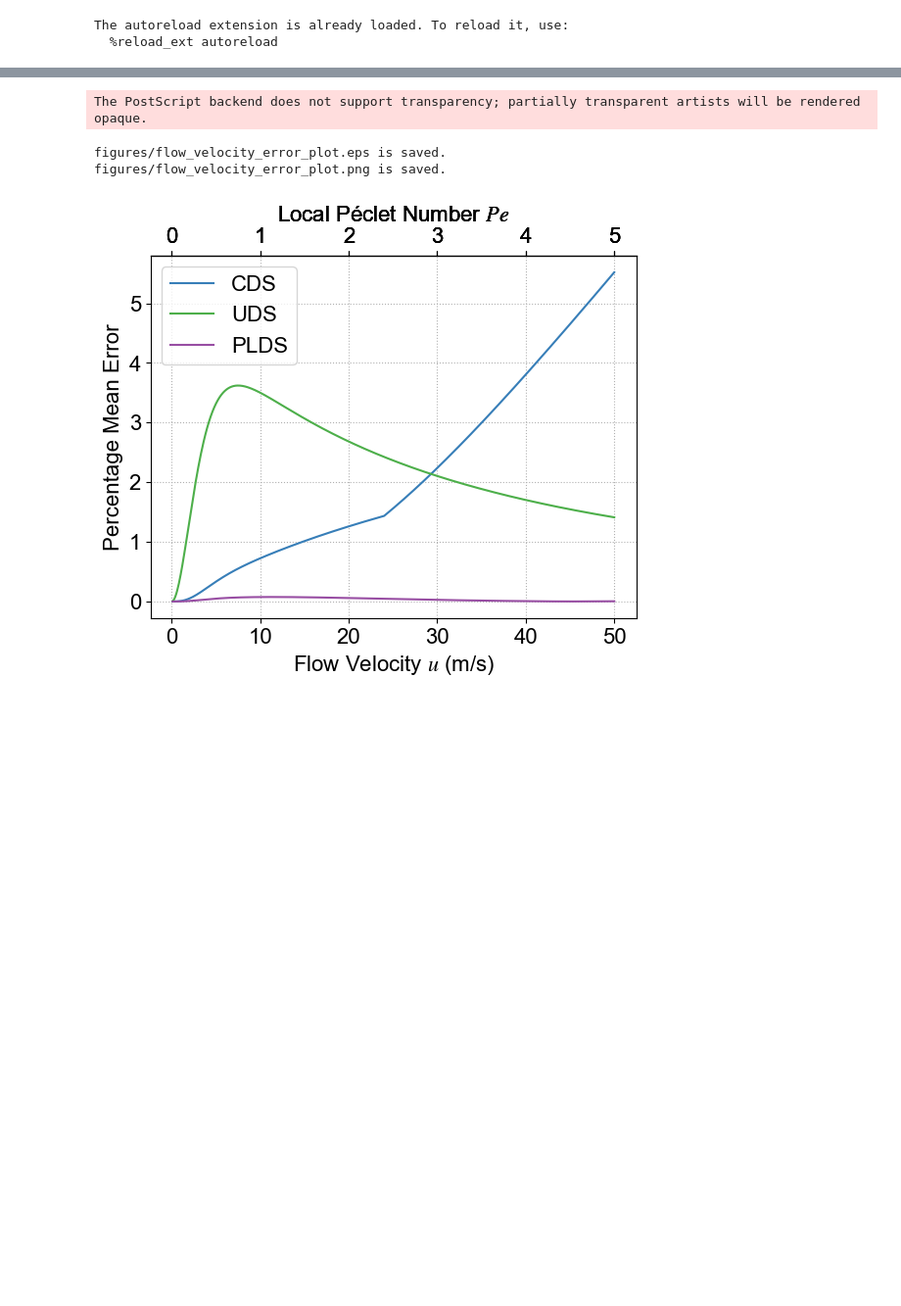
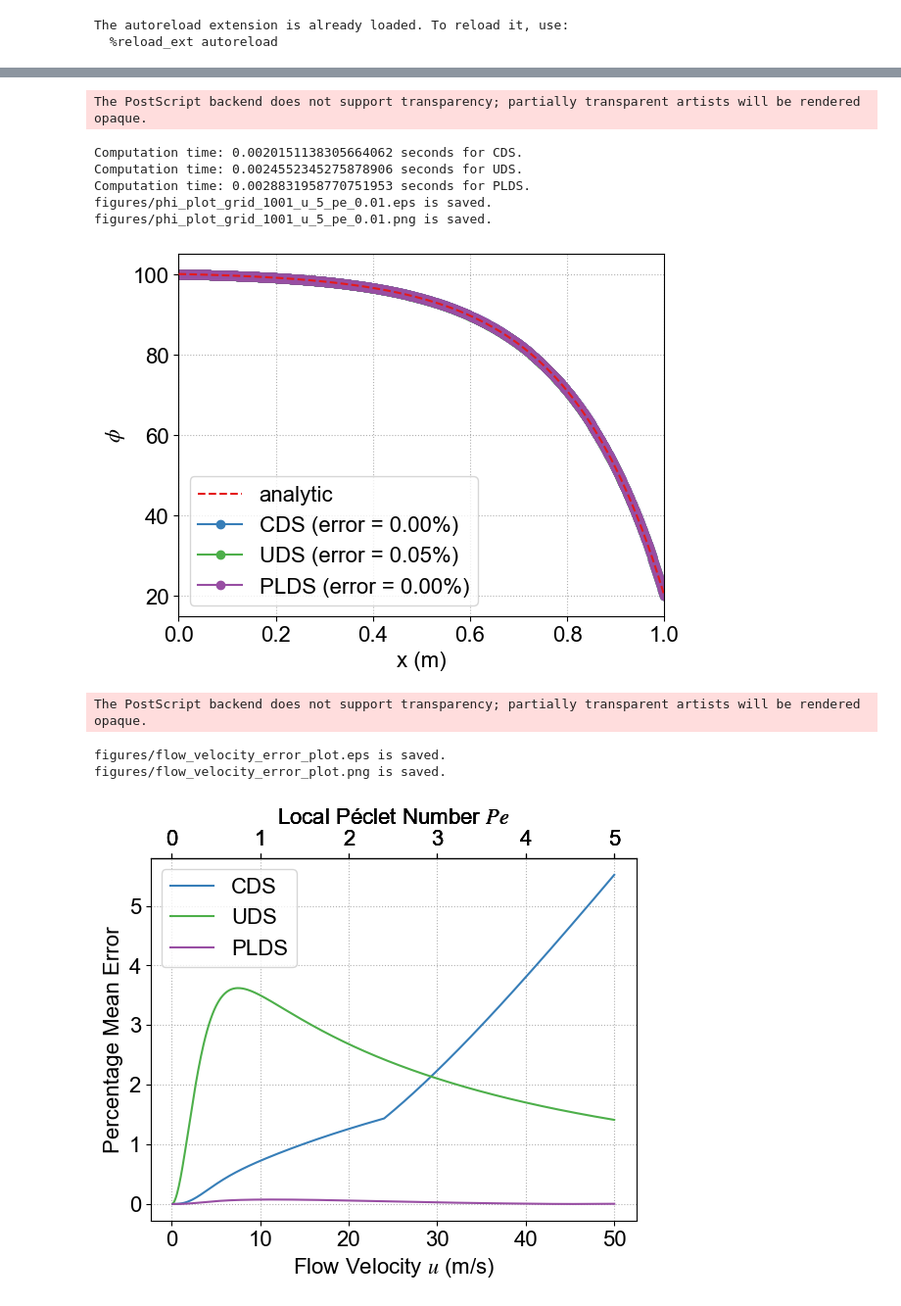
Before and after one commit to Yingfangeng/CFD_project_1, a Jupyter notebook: visualisation.ipynb, the cells around one changed output, grey strips where cells are left out. Shown at 98% size. Cells and saved outputs as stored; diff of their text form; code cells hidden in the pictures; blank space fills up the shorter version.

```diff
--- a/visualisation.ipynb
+++ b/visualisation.ipynb
@@ -24 +96,11 @@ figures/phi_plot_grid_11_u_25_pe_2.50.png is saved.
+# %%
+solver.plot_the_result(number_of_grid = 1001, u = 5, scheme_list = ['CDS', 'UDS', 'PLDS'])
+# %% [output]
+The PostScript backend does not support transparency; partially transparent artists will be rendered opaque.
+Computation time: 0.0020151138305664062 seconds for CDS.
+Computation time: 0.0024552345275878906 seconds for UDS.
+Computation time: 0.0028831958770751953 seconds for PLDS.
+figures/phi_plot_grid_1001_u_5_pe_0.01.eps is saved.
+figures/phi_plot_grid_1001_u_5_pe_0.01.png is saved.
+[figure, added]
 # %%
```
Also changed, not shown: parts of 11 cells of this notebook, 2 other files.
